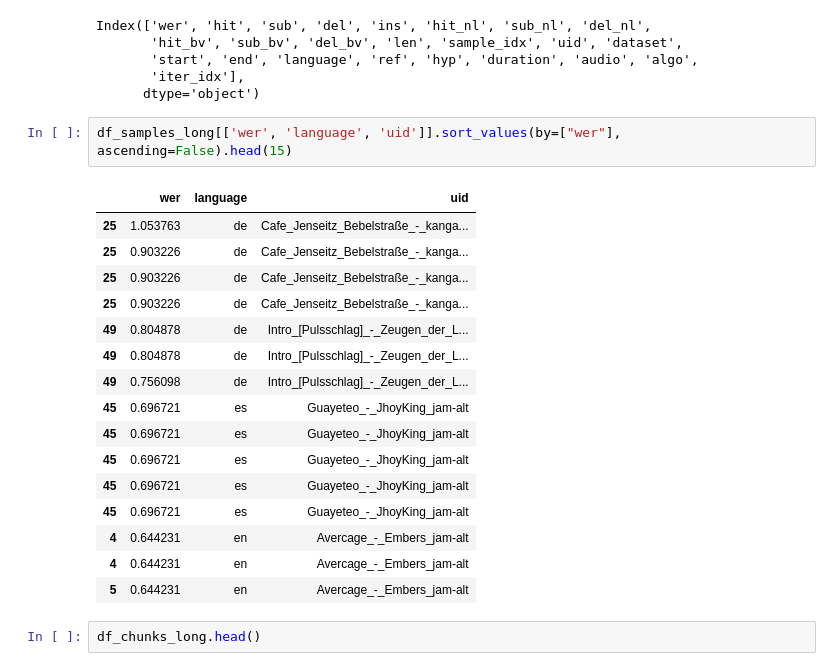
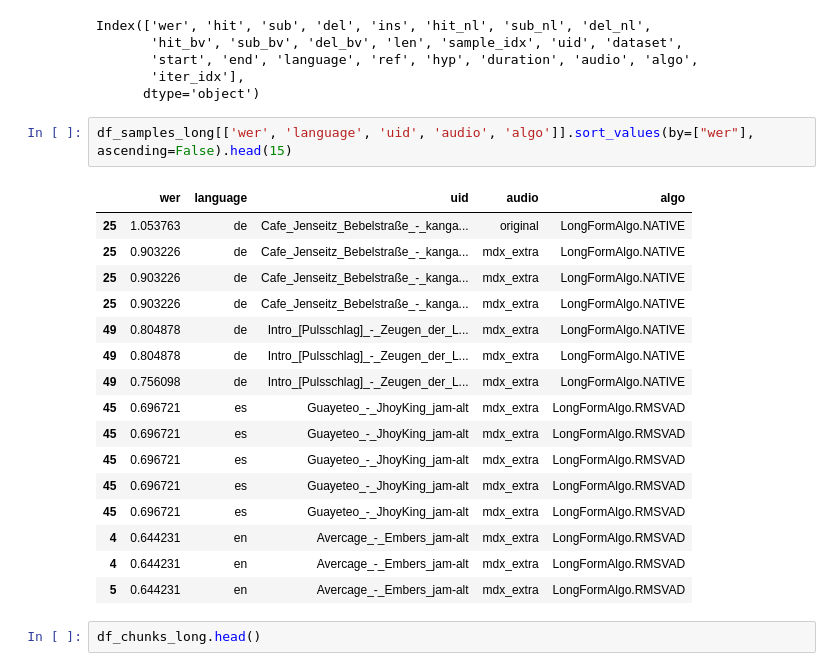
Before and after one commit to clairesb/mss-alt, a Jupyter notebook: expt/01-ss/ss_plots.ipynb, the cells around one changed output. Saved outputs shown, nothing was run; the diff lists cells and outputs as text.

```diff
--- a/expt/01-ss/ss_plots.ipynb
+++ b/expt/01-ss/ss_plots.ipynb
@@ -401,24 +401,24 @@ Index(['wer', 'hit', 'sub', 'del', 'ins', 'hit_nl', 'sub_nl', 'del_nl',
        'iter_idx'],
       dtype='object')
 # %%
-df_samples_long[['wer', 'language', 'uid']].sort_values(by=["wer"], ascending=False).head(15)
+df_samples_long[['wer', 'language', 'uid', 'audio', 'algo']].sort_values(by=["wer"], ascending=False).head(15)
 # %% [output]
-|  | wer | language | uid |
-| 25 | 1.053763 | de | Cafe_Jenseitz_Bebelstraße_-_kanga... |
-| 25 | 0.903226 | de | Cafe_Jenseitz_Bebelstraße_-_kanga... |
-| 25 | 0.903226 | de | Cafe_Jenseitz_Bebelstraße_-_kanga... |
-| 25 | 0.903226 | de | Cafe_Jenseitz_Bebelstraße_-_kanga... |
-| 49 | 0.804878 | de | Intro_[Pulsschlag]_-_Zeugen_der_L... |
-| 49 | 0.804878 | de | Intro_[Pulsschlag]_-_Zeugen_der_L... |
-| 49 | 0.756098 | de | Intro_[Pulsschlag]_-_Zeugen_der_L... |
-| 45 | 0.696721 | es | Guayeteo_-_JhoyKing_jam-alt |
-| 45 | 0.696721 | es | Guayeteo_-_JhoyKing_jam-alt |
-| 45 | 0.696721 | es | Guayeteo_-_JhoyKing_jam-alt |
-| 45 | 0.696721 | es | Guayeteo_-_JhoyKing_jam-alt |
-| 45 | 0.696721 | es | Guayeteo_-_JhoyKing_jam-alt |
-| 4 | 0.644231 | en | Avercage_-_Embers_jam-alt |
-| 4 | 0.644231 | en | Avercage_-_Embers_jam-alt |
-| 5 | 0.644231 | en | Avercage_-_Embers_jam-alt |
+|  | wer | language | uid | audio | algo |
+| 25 | 1.053763 | de | Cafe_Jenseitz_Bebelstraße_-_kanga... | original | LongFormAlgo.NATIVE |
+| 25 | 0.903226 | de | Cafe_Jenseitz_Bebelstraße_-_kanga... | mdx_extra | LongFormAlgo.NATIVE |
+| 25 | 0.903226 | de | Cafe_Jenseitz_Bebelstraße_-_kanga... | mdx_extra | LongFormAlgo.NATIVE |
+| 25 | 0.903226 | de | Cafe_Jenseitz_Bebelstraße_-_kanga... | mdx_extra | LongFormAlgo.NATIVE |
+| 49 | 0.804878 | de | Intro_[Pulsschlag]_-_Zeugen_der_L... | mdx_extra | LongFormAlgo.NATIVE |
+| 49 | 0.804878 | de | Intro_[Pulsschlag]_-_Zeugen_der_L... | mdx_extra | LongFormAlgo.NATIVE |
+| 49 | 0.756098 | de | Intro_[Pulsschlag]_-_Zeugen_der_L... | mdx_extra | LongFormAlgo.NATIVE |
+| 45 | 0.696721 | es | Guayeteo_-_JhoyKing_jam-alt | mdx_extra | LongFormAlgo.RMSVAD |
+| 45 | 0.696721 | es | Guayeteo_-_JhoyKing_jam-alt | mdx_extra | LongFormAlgo.RMSVAD |
+| 45 | 0.696721 | es | Guayeteo_-_JhoyKing_jam-alt | mdx_extra | LongFormAlgo.RMSVAD |
+| 45 | 0.696721 | es | Guayeteo_-_JhoyKing_jam-alt | mdx_extra | LongFormAlgo.RMSVAD |
+| 45 | 0.696721 | es | Guayeteo_-_JhoyKing_jam-alt | mdx_extra | LongFormAlgo.RMSVAD |
+| 4 | 0.644231 | en | Avercage_-_Embers_jam-alt | mdx_extra | LongFormAlgo.RMSVAD |
+| 4 | 0.644231 | en | Avercage_-_Embers_jam-alt | mdx_extra | LongFormAlgo.RMSVAD |
+| 5 | 0.644231 | en | Avercage_-_Embers_jam-alt | mdx_extra | LongFormAlgo.RMSVAD |
 # %%
 df_chunks_long.head()
 # %% [output]
```
